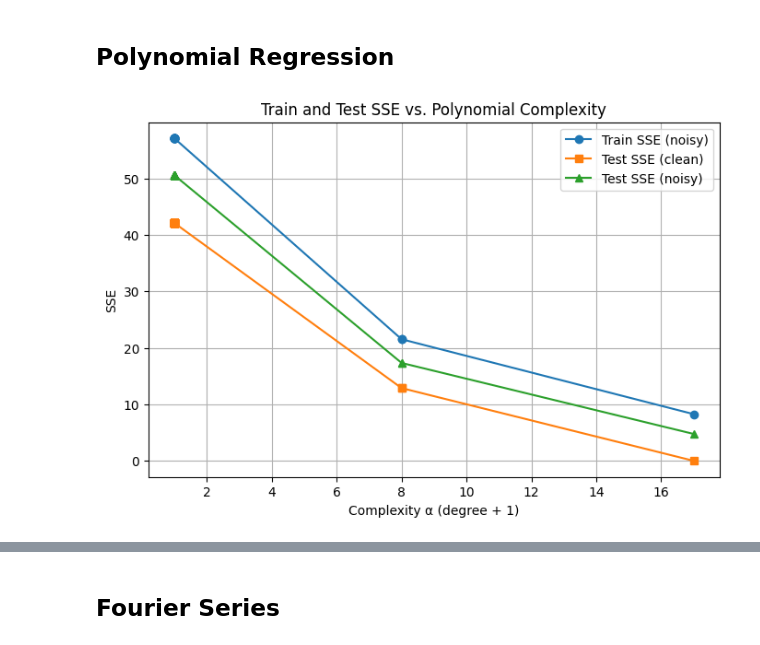
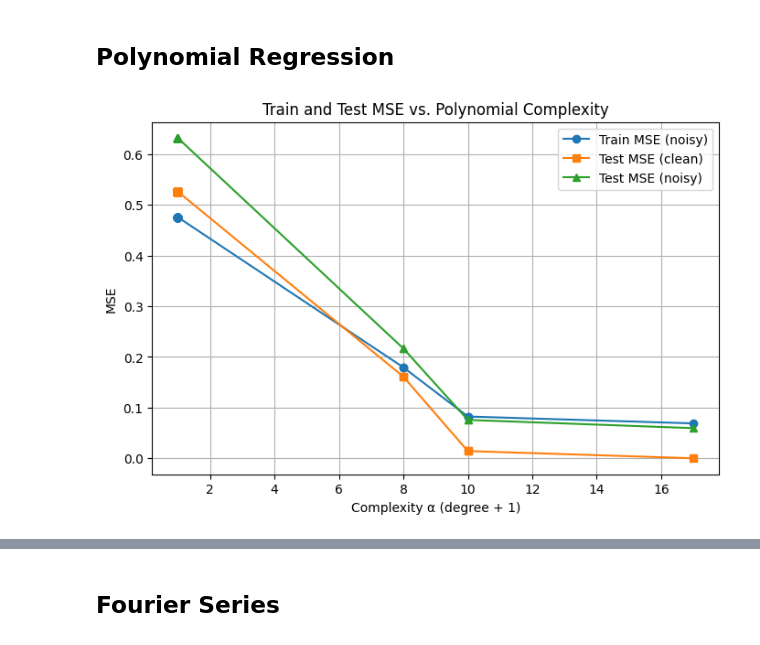
Before and after one commit to sashakolpakov/structure-functions, a Jupyter notebook: Structure_Function.ipynb, the cells around one changed output, grey strips where cells are left out. Saved outputs shown, nothing was run; the diff lists cells and outputs as text; code cells hidden in the pictures.

```diff
--- a/Structure_Function.ipynb
+++ b/Structure_Function.ipynb
@@ -41,66 +41,66 @@ split = int(0.6 * N)
 train_idx = indices[:split]
 test_idx = indices[split:]
 
-# SSE for polynomial of degree d on given indices
-def compute_sse(d, y, idx):
+# MSE for polynomial of degree d on given indices
+def compute_mse(d, y, idx):
     coeffs = np.polyfit(x[idx], y[idx], d)
     y_pred = np.polyval(coeffs, x[idx])
-    return np.sum((y[idx] - y_pred) ** 2)
+    return np.mean((y[idx] - y_pred) ** 2)
 
-# Annealing over d in [0,15] minimizing action on train data
-def anneal(lam, d_max=15, T0=1.0, alpha=0.995, steps=2000):
+# Annealing over d in [0,16] minimizing action on train data
+def anneal(lam, d_max=16, T0=1.0, alpha=0.95, steps=2000):
     d = random.randint(0, d_max)
     T = T0
-    sse_train = compute_sse(d, y_noisy, train_idx)
+    mse_train = compute_mse(d, y_noisy, train_idx)
     for _ in range(steps):
         d2 = d + random.choice([-1, 1])
         if not (0 <= d2 <= d_max):
             continue
-        sse2 = compute_sse(d2, y_noisy, train_idx)
-        A1 = lam * (d + 1) + sse_train
-        A2 = lam * (d2 + 1) + sse2
+        mse2 = compute_mse(d2, y_noisy, train_idx)
+        A1 = lam * (d + 1) + mse_train
+        A2 = lam * (d2 + 1) + mse2
         if A2 < A1 or random.random() < math.exp(-(A2 - A1) / T):
-            d, sse_train = d2, sse2
+            d, mse_train = d2, mse2
         T *= alpha
-    return d, sse_train
+    return d, mse_train
 
 # Sweep λ and collect train/test errors
-lambdas = np.linspace(0, 200, 42)
+lambdas = np.linspace(0, 1, 64)
 alphas, train_errs, test_errs_clean, test_errs_noisy = [], [], [], []
 
 for lam in lambdas:
-    d_opt, sse_train = anneal(lam, d_max=16, T0=1.0, alpha=0.995, steps=1000)
+    d_opt, mse_train = anneal(lam, d_max=16, T0=1.0, alpha=0.95, steps=1000)
     alphas.append(d_opt + 1)
-    train_errs.append(sse_train)
+    train_errs.append(mse_train)
     # evaluate on test set against clean function
-    test_errs_clean.append(compute_sse(d_opt, y_clean, test_idx))
+    test_errs_clean.append(compute_mse(d_opt, y_clean, test_idx))
     # evaluate on test set against noisy data
-    test_errs_noisy.append(compute_sse(d_opt, y_noisy, test_idx))
+    test_errs_noisy.append(compute_mse(d_opt, y_noisy, test_idx))
 
 alphas = np.array(alphas)
 train_errs = np.array(train_errs)
 test_errs_clean = np.array(test_errs_clean)
 test_errs_noisy = np.array(test_errs_noisy)
 
 idx = np.argsort(alphas)
 alphas = alphas[idx]
 train_errs = train_errs[idx]
 test_errs_clean = test_errs_clean[idx]
 test_errs_noisy = test_errs_noisy[idx]
 
-# Plot training vs test SSE
+# Plot training vs test MSE
 plt.figure(figsize=(8, 5))
-plt.plot(alphas, train_errs, marker='o', label='Train SSE (noisy)')
-plt.plot(alphas, test_errs_clean, marker='s', label='Test SSE (clean)')
-plt.plot(alphas, test_errs_noisy, marker='^', label='Test SSE (noisy)')
+plt.plot(alphas, train_errs, marker='o', label='Train MSE (noisy)')
+plt.plot(alphas, test_errs_clean, marker='s', label='Test MSE (clean)')
+plt.plot(alphas, test_errs_noisy, marker='^', label='Test MSE (noisy)')
 plt.xlabel('Complexity α (degree + 1)')
-plt.ylabel('SSE')
-plt.title('Train and Test SSE vs. Polynomial Complexity')
+plt.ylabel('MSE')
+plt.title('Train and Test MSE vs. Polynomial Complexity')
 plt.legend()
 plt.grid(True)
 plt.show()
 # %% [output]
-[figure, old version]
+[figure, new version]
 # %%
 def plot_approximation(degree, x, y):
     # Fit polynomial and predict
```
Also changed, not shown: parts of 13 cells of this notebook.
